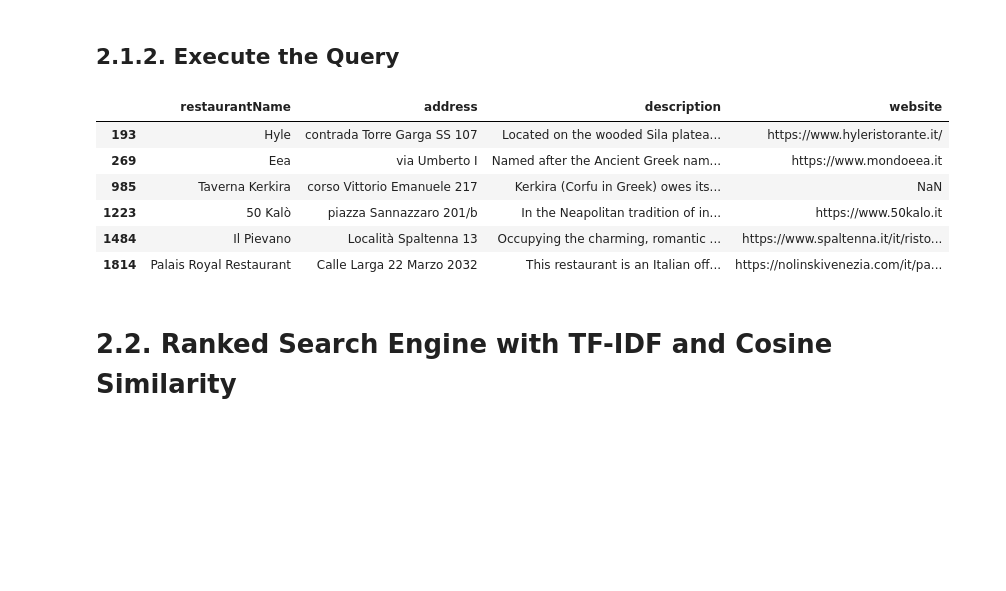
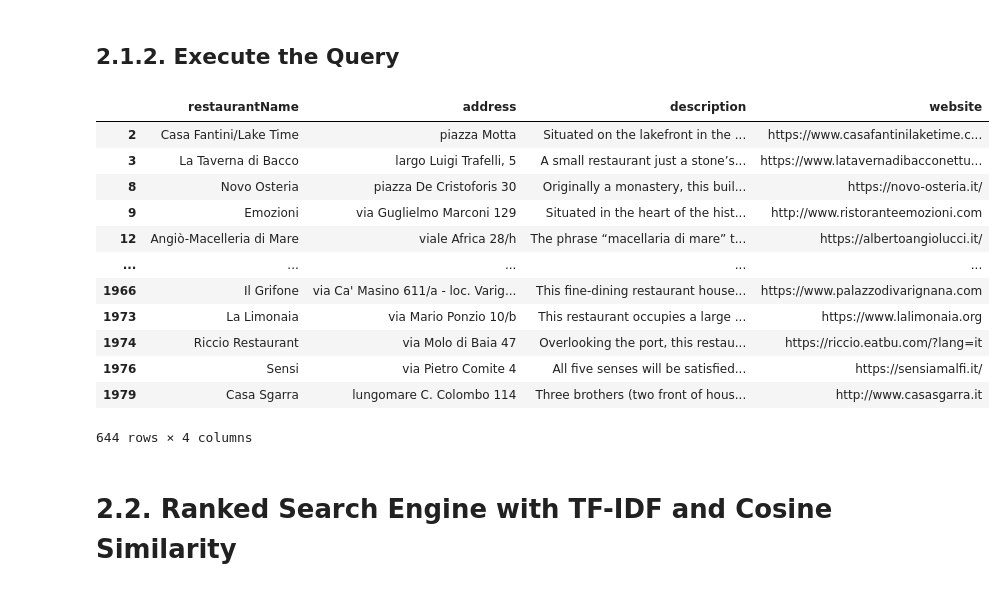
Before and after one commit to LinCannn/ADM-HW3, a Jupyter notebook: main.ipynb, the cells around one changed output. Saved outputs shown, nothing was run; the diff lists cells and outputs as text; code cells hidden in the pictures; blank space fills up the shorter version.

```diff
--- a/main.ipynb
+++ b/main.ipynb
@@ -234,23 +228,28 @@ with open('dataset/inverted_index.json', 'w') as jsonfile:
 # %% [markdown]
 ## <strong> 2.1.2. Execute the Query
 # %%
-originale = "dataset/restaurant_info.tsv"
-df = "dataset/restaurant_info_filtered.tsv"
+df = "dataset/restaurant_info.tsv"
 vocabulary = "dataset/vocabulary.csv"
 inverted_index = "dataset/inverted_index.json"
 
-searcher = SearchEngine(originale, df,vocabulary,inverted_index)
+searcher = SearchEngine(df,vocabulary,inverted_index)
 # %%
-ideal_restaurants = searcher.search("greek")
+ideal_restaurants = searcher.search("modern original")
 ideal_restaurants
 # %% [output]
 |  | restaurantName | address | description | website |
-| 193 | Hyle | contrada Torre Garga SS 107 | Located on the wooded Sila platea... | https://www.hyleristorante.it/ |
-| 269 | Eea | via Umberto I | Named after the Ancient Greek nam... | https://www.mondoeea.it |
-| 985 | Taverna Kerkira | corso Vittorio Emanuele 217 | Kerkira (Corfu in Greek) owes its... | NaN |
-| 1223 | 50 Kalò | piazza Sannazzaro 201/b | In the Neapolitan tradition of in... | https://www.50kalo.it |
-| 1484 | Il Pievano | Località Spaltenna 13 | Occupying the charming, romantic ... | https://www.spaltenna.it/it/risto... |
-| 1814 | Palais Royal Restaurant | Calle Larga 22 Marzo 2032 | This restaurant is an Italian off... | https://nolinskivenezia.com/it/pa... |
+| 2 | Casa Fantini/Lake Time | piazza Motta | Situated on the lakefront in the ... | https://www.casafantinilaketime.c... |
+| 3 | La Taverna di Bacco | largo Luigi Trafelli, 5 | A small restaurant just a stone’s... | https://www.latavernadibacconettu... |
+| 8 | Novo Osteria | piazza De Cristoforis 30 | Originally a monastery, this buil... | https://novo-osteria.it/ |
+| 9 | Emozioni | via Guglielmo Marconi 129 | Situated in the heart of the hist... | http://www.ristoranteemozioni.com |
+| 12 | Angiò-Macelleria di Mare | viale Africa 28/h | The phrase “macellaria di mare” t... | https://albertoangiolucci.it/ |
+| ... | ... | ... | ... | ... |
+| 1966 | Il Grifone | via Ca' Masino 611/a - loc. Varig... | This fine-dining restaurant house... | https://www.palazzodivarignana.com |
+| 1973 | La Limonaia | via Mario Ponzio 10/b | This restaurant occupies a large ... | https://www.lalimonaia.org |
+| 1974 | Riccio Restaurant | via Molo di Baia 47 | Overlooking the port, this restau... | https://riccio.eatbu.com/?lang=it |
+| 1976 | Sensi | via Pietro Comite 4 | All five senses will be satisfied... | https://sensiamalfi.it/ |
+| 1979 | Casa Sgarra | lungomare C. Colombo 114 | Three brothers (two front of hous... | http://www.casasgarra.it |
+644 rows × 4 columns
 # %% [markdown]
 # <strong> 2.2. Ranked Search Engine with TF-IDF and Cosine Similarity
 # %% [markdown]
```
Also changed, not shown: parts of 16 cells of this notebook, 2 other files.
